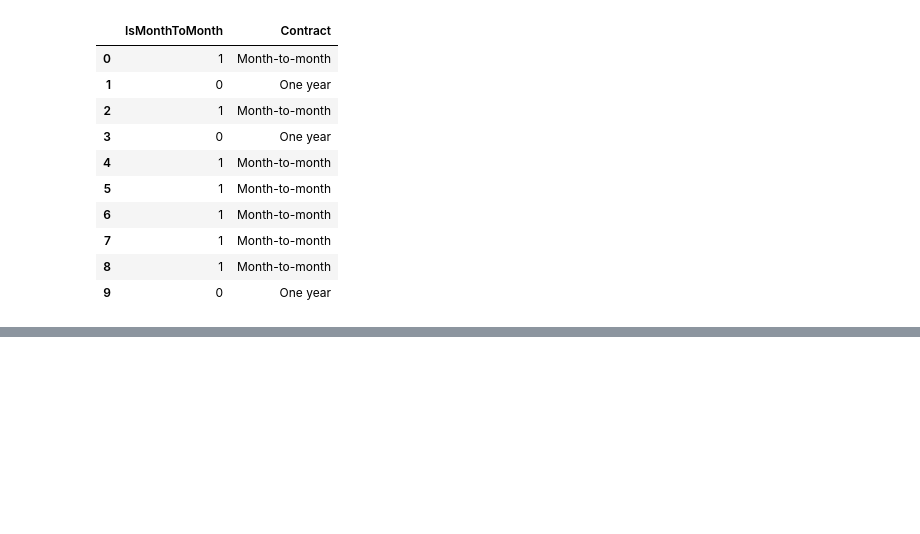
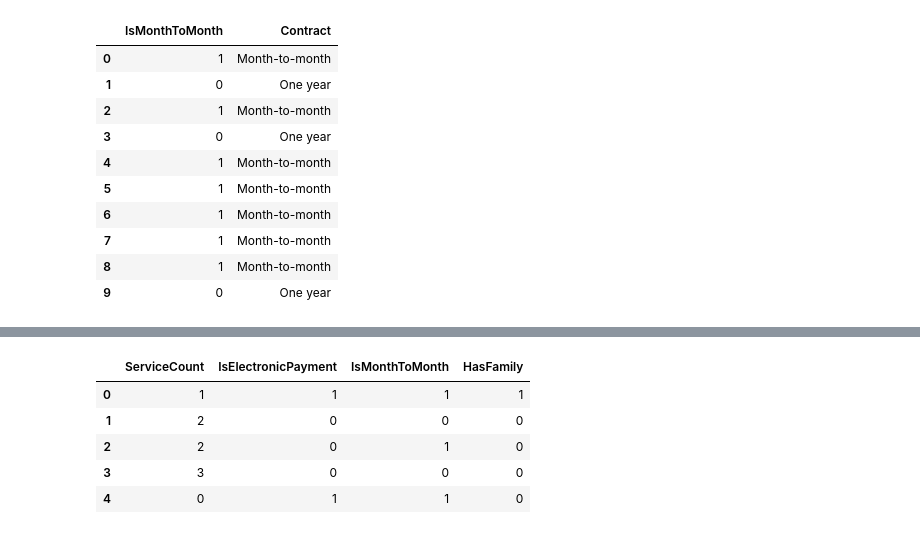
Before and after one commit to AbhijithAJ3/customer-churn-ltv, a Jupyter notebook: notebooks/03_feature_engineering.ipynb, the cells around one changed output, grey strips where cells are left out. Drawn from its saved outputs; the diff is of its cells as text; code cells hidden in the pictures; blank space fills up the shorter version.

```diff
--- a/notebooks/03_feature_engineering.ipynb
+++ b/notebooks/03_feature_engineering.ipynb
@@ -214,0 +168,15 @@ pd.read_csv(
+# %%
+service_columns = [
+    "OnlineSecurity",
+    "OnlineBackup",
+    "DeviceProtection",
+    "TechSupport",
+    "StreamingTV",
+    "StreamingMovies"
+]
+# %%
+df["ServiceCount"] = (
+    df[service_columns]
+    .eq("Yes")
+    .sum(axis=1)
+)
@@ -214,0 +215,2 @@ pd.read_csv(
+# %%
+df["IsElectronicPayment"] = (df["PaymentMethod"] == "Electronic check").astype(int)
@@ -214,0 +232,5 @@ pd.read_csv(
+# %%
+df["HasFamily"] = (
+    (df["Partner"] == "Yes") |
+    (df["Dependents"] == "Yes")
+).astype(int)
@@ -214,0 +261,14 @@ pd.read_csv(
+# %%
+df[[
+    "ServiceCount",
+    "IsElectronicPayment",
+    "IsMonthToMonth",
+    "HasFamily"
+]].head()
+# %% [output]
+|  | ServiceCount | IsElectronicPayment | IsMonthToMonth | HasFamily |
+| 0 | 1 | 1 | 1 | 1 |
+| 1 | 2 | 0 | 0 | 0 |
+| 2 | 2 | 0 | 1 | 0 |
+| 3 | 3 | 0 | 0 | 0 |
+| 4 | 0 | 1 | 1 | 0 |
```
Also changed, not shown: parts of 25 cells of this notebook.
